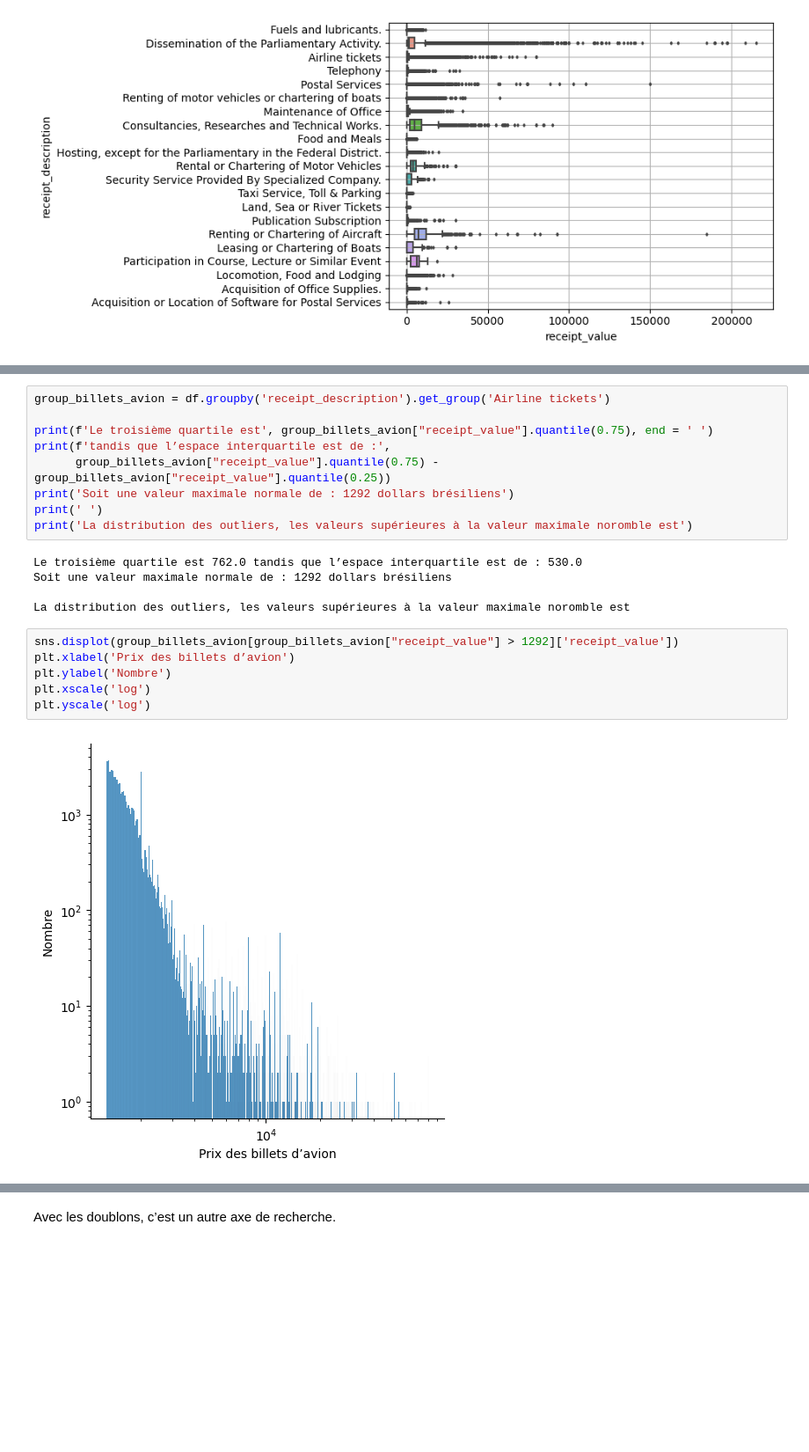
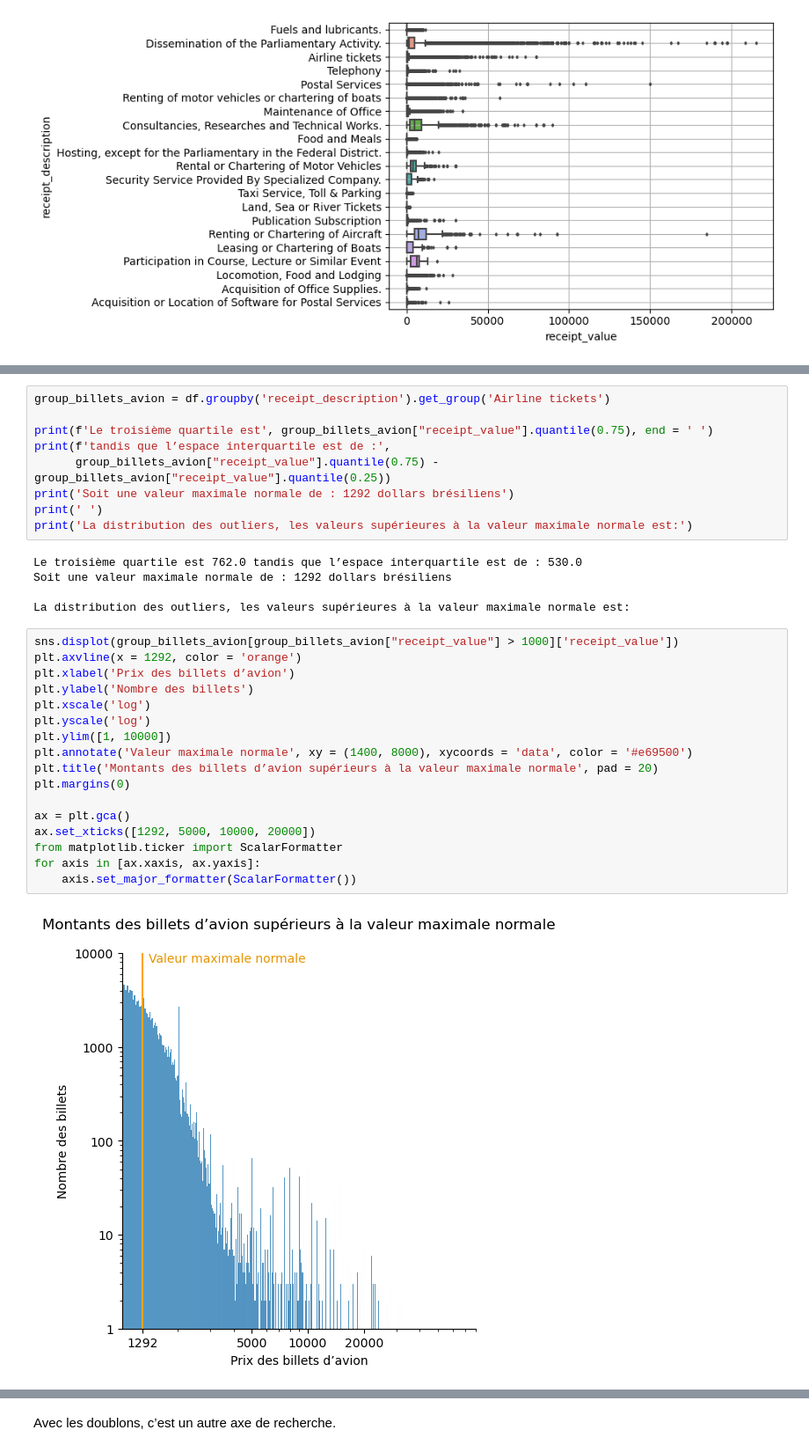
Before and after one commit to Listine/Travaux, a Jupyter notebook: Brazil_deputies_receipts.ipynb, the cells around one changed output, grey strips where cells are left out. Shown at 88% size. Drawn from its saved outputs; the diff is of its cells as text; blank space fills up the shorter version.

```diff
--- a/Brazil_deputies_receipts.ipynb
+++ b/Brazil_deputies_receipts.ipynb
@@ -184,17 +192,28 @@ print(f'tandis que l’espace interquartile est de :',
       group_billets_avion["receipt_value"].quantile(0.75) -  group_billets_avion["receipt_value"].quantile(0.25))
 print('Soit une valeur maximale normale de : 1292 dollars brésiliens')
 print(' ')
-print('La distribution des outliers, les valeurs supérieures à la valeur maximale noromble est')
+print('La distribution des outliers, les valeurs supérieures à la valeur maximale normale est:')
 # %% [output]
 Le troisième quartile est 762.0 tandis que l’espace interquartile est de : 530.0
 Soit une valeur maximale normale de : 1292 dollars brésiliens
 
-La distribution des outliers, les valeurs supérieures à la valeur maximale noromble est
+La distribution des outliers, les valeurs supérieures à la valeur maximale normale est:
 # %%
-sns.displot(group_billets_avion[group_billets_avion["receipt_value"] > 1292]['receipt_value'])
+sns.displot(group_billets_avion[group_billets_avion["receipt_value"] > 1000]['receipt_value'])
+plt.axvline(x = 1292, color = 'orange')
 plt.xlabel('Prix des billets d’avion')
-plt.ylabel('Nombre')
+plt.ylabel('Nombre des billets')
 plt.xscale('log')
 plt.yscale('log')
+plt.ylim([1, 10000])
+plt.annotate('Valeur maximale normale', xy = (1400, 8000), xycoords = 'data', color = '#e69500')
+plt.title('Montants des billets d’avion supérieurs à la valeur maximale normale', pad = 20)
+plt.margins(0)
+
+ax = plt.gca()
+ax.set_xticks([1292, 5000, 10000, 20000])
+from matplotlib.ticker import ScalarFormatter
+for axis in [ax.xaxis, ax.yaxis]:
+    axis.set_major_formatter(ScalarFormatter())
 # %% [output]
-[figure, old version]
+[figure, new version]
```
Also changed, not shown: parts of 110 cells of this notebook.
